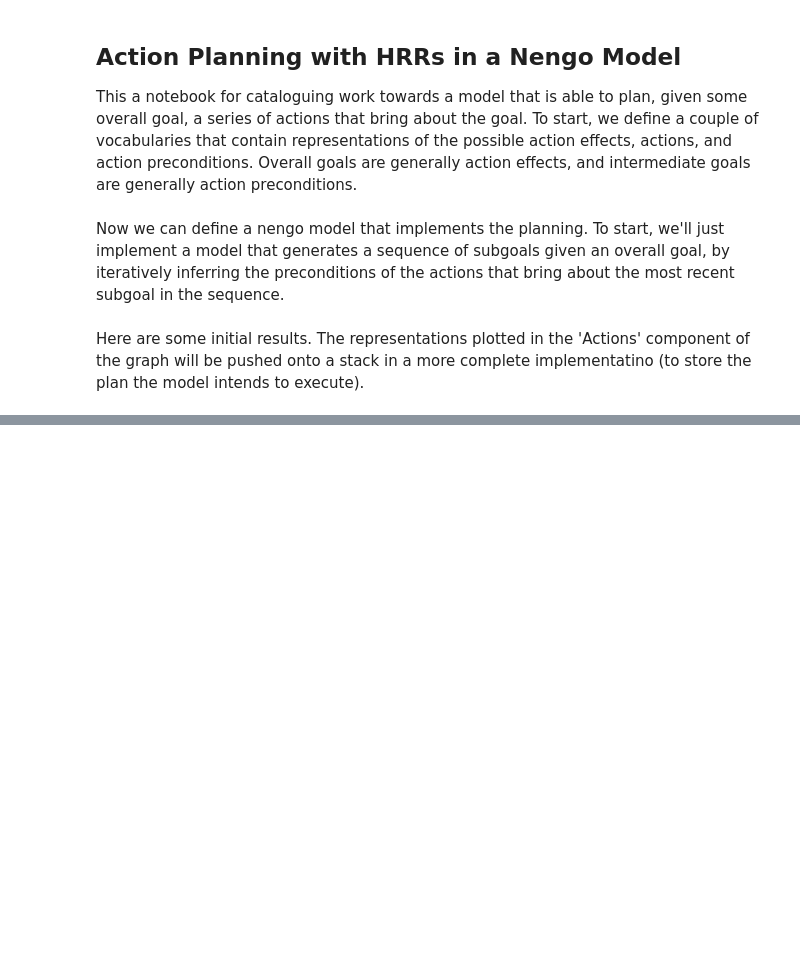
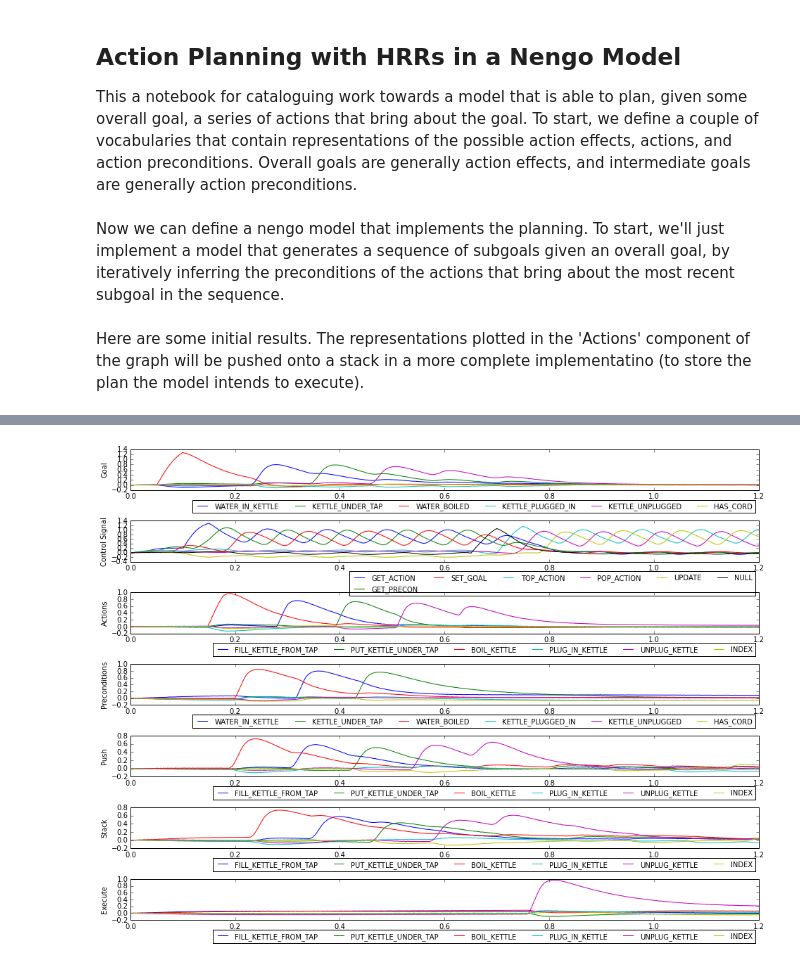
Before and after one commit to pblouw/action-planning, a Jupyter notebook: ActionPlanner.ipynb, the cells around one changed output, grey strips where cells are left out. Drawn from its saved outputs; the diff is of its cells as text; code cells hidden in the pictures; blank space fills up the shorter version.

```diff
--- a/ActionPlanner.ipynb
+++ b/ActionPlanner.ipynb
@@ -109,0 +179,46 @@ ValueError: shapes (1,0) and (128,11) not aligned: 0 (dim 1) != 128 (dim 0)
+# %%
+def plot_results_full(sim):
+    fig = plt.figure(figsize=(16,12))
+
+    p1 = fig.add_subplot(7,1,1)
+    p1.plot(sim.trange(), model.similarity(sim.data, goal_probe))
+    p1.legend(model.get_output_vocab('goal').keys, fontsize='medium', bbox_to_anchor=(1, -0.15), ncol=6)
+    p1.set_ylabel('Goal')
+
+    p2 = fig.add_subplot(7,1,2)
+    p2.plot(sim.trange(), model.similarity(sim.data, plan_probe))
+    p2.legend(model.get_output_vocab('ctrl_sig').keys, fontsize='medium', bbox_to_anchor=(1, -0.15), ncol=6)
+    p2.set_ylabel('Control Signal')
+
+    p3 = fig.add_subplot(7,1,3)
+    p3.plot(sim.trange(), model.similarity(sim.data, action_probe))
+    p3.legend(model.get_output_vocab('action').keys, fontsize='medium', bbox_to_anchor=(1, -0.15), ncol=6)
+    p3.set_ylabel('Actions')
+
+    p4 = fig.add_subplot(7,1,4)
+    p4.plot(sim.trange(), model.similarity(sim.data, precon_probe))
+    p4.legend(model.get_output_vocab('goal').keys, fontsize='medium', bbox_to_anchor=(1, -0.15), ncol=6)
+    p4.set_ylabel('Preconditions')
+
+    p5 = fig.add_subplot(7,1,5)
+    p5.plot(sim.trange(), model.similarity(sim.data, push_probe))
+    p5.legend(model.get_output_vocab('top').keys, fontsize='medium', bbox_to_anchor=(1, -0.15), ncol=6)
+    p5.set_ylabel('Push')
+
+    p6 = fig.add_subplot(7,1,6)
+    p6.plot(sim.trange(), model.similarity(sim.data, stack_probe))
+    p6.legend(model.get_output_vocab('stack').keys, fontsize='medium', bbox_to_anchor=(1, -0.15), ncol=6)
+    p6.set_ylabel('Stack')
+
+    p7 = fig.add_subplot(7,1,7)
+    p7.plot(sim.trange(), model.similarity(sim.data, top_probe))
+    p7.legend(model.get_output_vocab('top').keys, fontsize='medium', bbox_to_anchor=(1, -0.15), ncol=6)
+    p7.set_ylabel('Execute')
+
+    fig.subplots_adjust(hspace=0.75)
+    plt.show()
+# %%
+sim.reset()
+sim.run(1.2)
+plot_results_full(sim)
+# %% [output]
@@ -109,0 +226 @@ ValueError: shapes (1,0) and (128,11) not aligned: 0 (dim 1) != 128 (dim 0)
+[figure, added]
```
Also changed, not shown: parts of 7 cells of this notebook.
